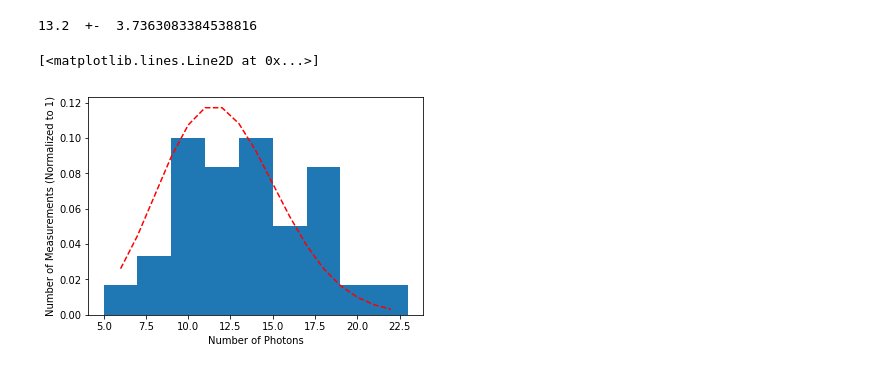
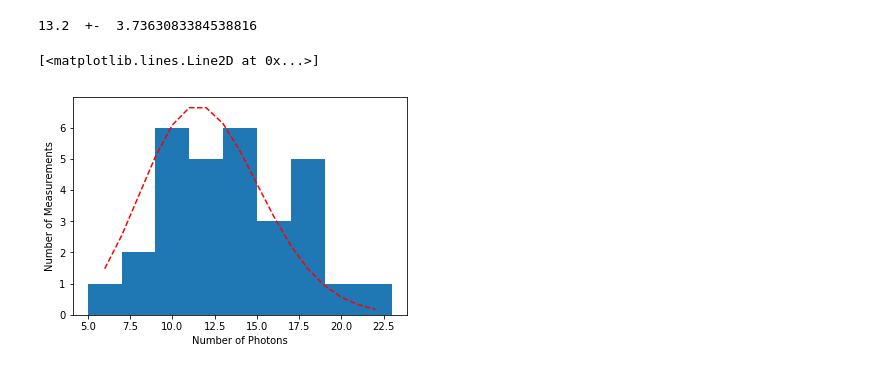
Before and after one commit to AyushPandhi/Pandhi_Ayush_AST326, a Jupyter notebook: Lab 1/AST326 Lab 1 Part 1 and 2.ipynb, the cells around one changed output. Drawn from its saved outputs; the diff is of its cells as text; code cells hidden in the pictures.

```diff
--- a/Lab 1/AST326 Lab 1 Part 1 and 2.ipynb
+++ b/Lab 1/AST326 Lab 1 Part 1 and 2.ipynb
@@ -90,13 +90,13 @@ print (mean_pcr, ' +- ', stddev_pcr)
 # %% [output]
 13.2  +-  3.7363083384538816
 # %%
-#Recreating plot 5 (only difference is that it is normalized)
+#Recreating plot 5
 xlin = np.arange(6, 23)
 output = poisson(6, 23, 12)
-plt.hist(pcr, bins = 9, range = (5, 23), normed=1)
+plt.hist(pcr, bins = 9, range = (5, 23), normed=0)
 plt.xlabel('Number of Photons')
-plt.ylabel('Number of Measurements (Normalized to 1)')
-plt.plot(xlin, output/np.sum(output)/(xlin[1] - xlin[0]), 'r--')
+plt.ylabel('Number of Measurements')
+plt.plot(xlin, 30*((23-6)/9)*(output/np.sum(output)/(xlin[1] - xlin[0])), 'r--')
 # %% [output]
 [<matplotlib.lines.Line2D at 0x...>]
-[figure, old version]
+[figure, new version]
```
